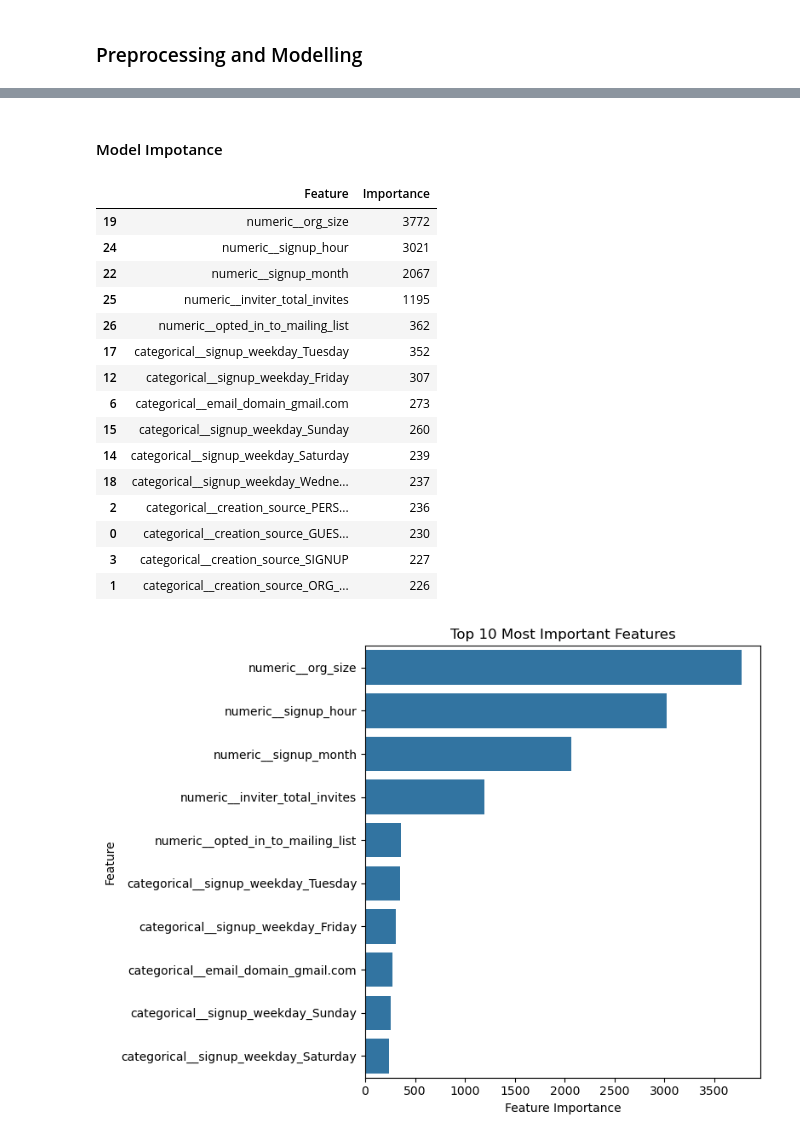
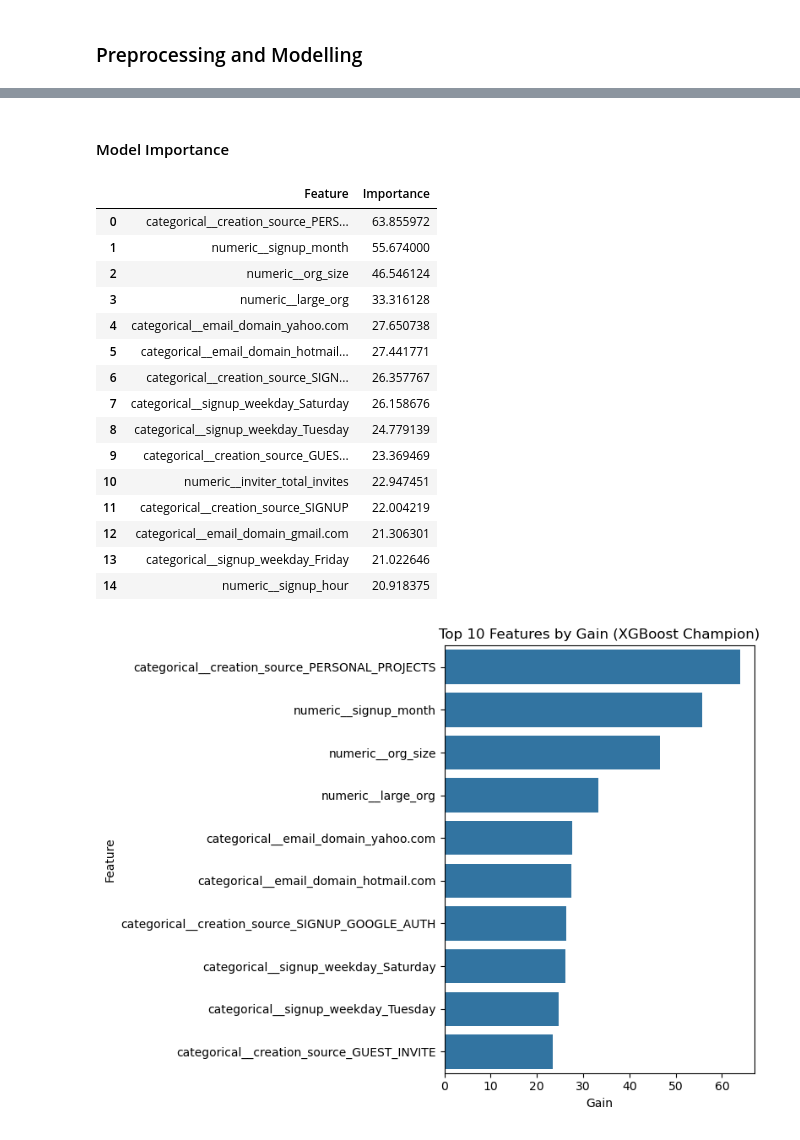
Before and after one commit to MIJUMBO/Relax-Inc.-Take-Home-Challenge, a Jupyter notebook: Relax Inc. Take-Home Challenge.ipynb, the cells around one changed output, grey strips where cells are left out. Drawn from its saved outputs; the diff is of its cells as text; code cells hidden in the pictures.

```diff
--- a/Relax Inc. Take-Home Challenge.ipynb
+++ b/Relax Inc. Take-Home Challenge.ipynb
@@ -825,8 +958,10 @@ Pipeline(steps=[('preprocessor',
 rf_model = Pipeline([
     ("preprocessor", preprocessor),
     ("classifier", RandomForestClassifier(
-        n_estimators=300,
-        random_state=42,
+        n_estimators=262,
+        max_depth=5,
+        min_samples_leaf=3,
+        max_features=0.8929,
         class_weight="balanced"
     ))
 ])
@@ -874,6 +1010,12 @@ xgb_model = Pipeline([
     ("classifier", XGBClassifier(
         scale_pos_weight=scale_pos_weight,
         random_state=42,
+        n_estimators=410,
+        learning_rate=0.0119,
+        max_depth=2,
+        min_child_weight=12,
+        subsample=0.7387,
+        colsample_bytree=0.9377,
         eval_metric="logloss"
     ))
 ])
@@ -1122,18 +1266,24 @@ As the champion, Logistic Regression also offers the greatest interpretability:
 # %% [markdown]
-#### Model Impotance
+#### Model Importance
 # %%
-feature_names = lgbm_model.named_steps[
+# Feature importance for the champion model (XGBoost).
+# Gain-based importance is used: it measures each feature's average
+# contribution to loss reduction, unlike raw split counts, which
+# mechanically inflate continuous features (they offer many candidate
+# split thresholds regardless of actual predictive contribution).
+feature_names = xgb_model.named_steps[
     "preprocessor"
 ].get_feature_names_out()
 
+booster = xgb_model.named_steps[
+    "classifier"
+].get_booster()
+
+gain_scores = booster.get_score(importance_type="gain")
+
 importance = pd.DataFrame({
-
-    "Feature": feature_names,
-
-    "Importance": lgbm_model.named_steps[
-        "classifier"
-    ].feature_importances_
-
+    "Feature": [feature_names[int(k[1:])] for k in gain_scores.keys()],
+    "Importance": list(gain_scores.values())
 })
 
 importance = (
@@ -1142,44 +1292,45 @@ importance = (
         "Importance",
         ascending=False
     )
+    .reset_index(drop=True)
 )
 
 importance.head(15)
 # %% [output]
 |  | Feature | Importance |
-| 19 | numeric__org_size | 3772 |
-| 24 | numeric__signup_hour | 3021 |
-| 22 | numeric__signup_month | 2067 |
-| 25 | numeric__inviter_total_invites | 1195 |
-| 26 | numeric__opted_in_to_mailing_list | 362 |
-| 17 | categorical__signup_weekday_Tuesday | 352 |
-| 12 | categorical__signup_weekday_Friday | 307 |
-| 6 | categorical__email_domain_gmail.com | 273 |
-| 15 | categorical__signup_weekday_Sunday | 260 |
-| 14 | categorical__signup_weekday_Saturday | 239 |
-| 18 | categorical__signup_weekday_Wedne... | 237 |
-| 2 | categorical__creation_source_PERS... | 236 |
-| 0 | categorical__creation_source_GUES... | 230 |
-| 3 | categorical__creation_source_SIGNUP | 227 |
-| 1 | categorical__creation_source_ORG_... | 226 |
+| 0 | categorical__creation_source_PERS... | 63.855972 |
+| 1 | numeric__signup_month | 55.674000 |
+| 2 | numeric__org_size | 46.546124 |
+| 3 | numeric__large_org | 33.316128 |
+| 4 | categorical__email_domain_yahoo.com | 27.650738 |
+| 5 | categorical__email_domain_hotmail... | 27.441771 |
+| 6 | categorical__creation_source_SIGN... | 26.357767 |
+| 7 | categorical__signup_weekday_Saturday | 26.158676 |
+| 8 | categorical__signup_weekday_Tuesday | 24.779139 |
+| 9 | categorical__creation_source_GUES... | 23.369469 |
+| 10 | numeric__inviter_total_invites | 22.947451 |
+| 11 | categorical__creation_source_SIGNUP | 22.004219 |
+| 12 | categorical__email_domain_gmail.com | 21.306301 |
+| 13 | categorical__signup_weekday_Friday | 21.022646 |
+| 14 | numeric__signup_hour | 20.918375 |
 # %%
-# Visualize the top 10 most influential features identified by the champion model.
-# Feature importance indicates the relative contribution of each predictor to the
-# model's decisions, helping to identify the characteristics most strongly
+# Visualize the top 10 features by gain for the champion model (XGBoost).
+# Gain-based importance indicates each feature's average contribution to
+# loss reduction, helping to identify the characteristics most strongly
 # associated with user adoption.
 
 plt.figure(figsize=(8,6))
 
 sns.barplot(
     data=importance.head(10),
     x="Importance",
     y="Feature"
 )
 
-plt.title("Top 10 Most Important Features")
-plt.xlabel("Feature Importance")
+plt.title("Top 10 Features by Gain (XGBoost Champion)")
+plt.xlabel("Gain")
 plt.ylabel("Feature")
 plt.tight_layout()
 plt.show()
 # %% [output]
-[figure, old version]
+[figure, new version]
```
Also changed, not shown: parts of 15 cells of this notebook.
